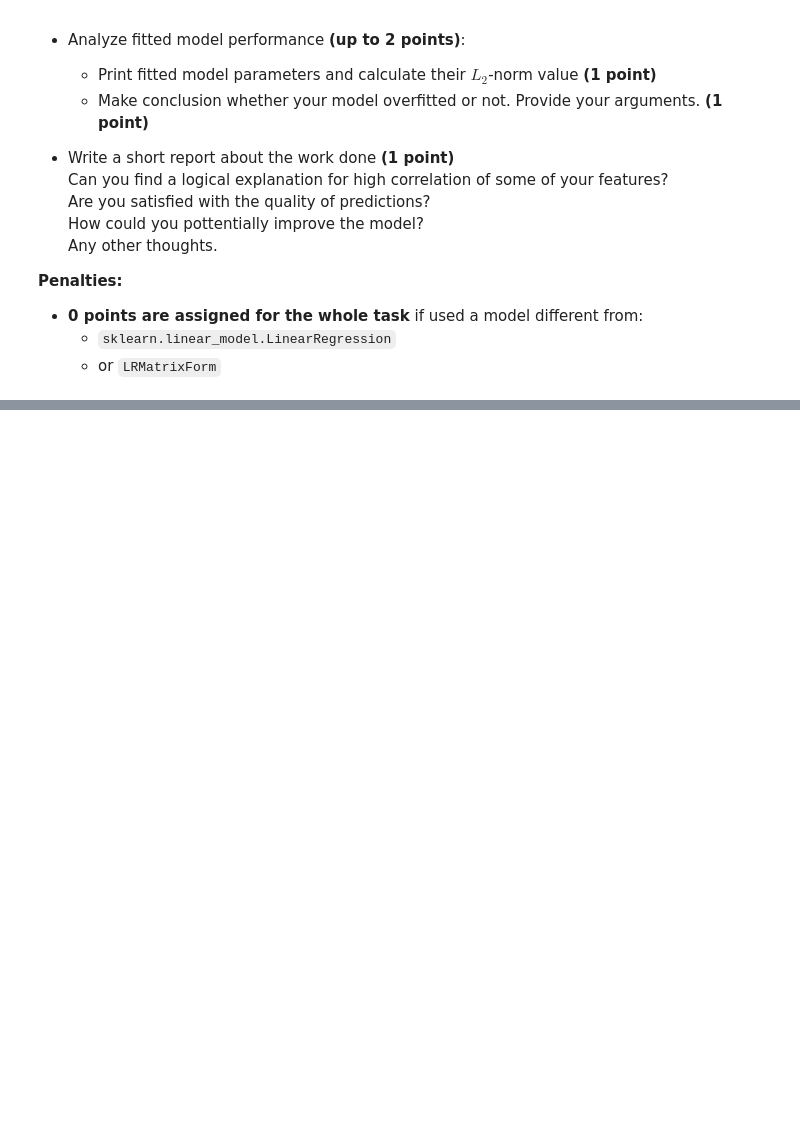
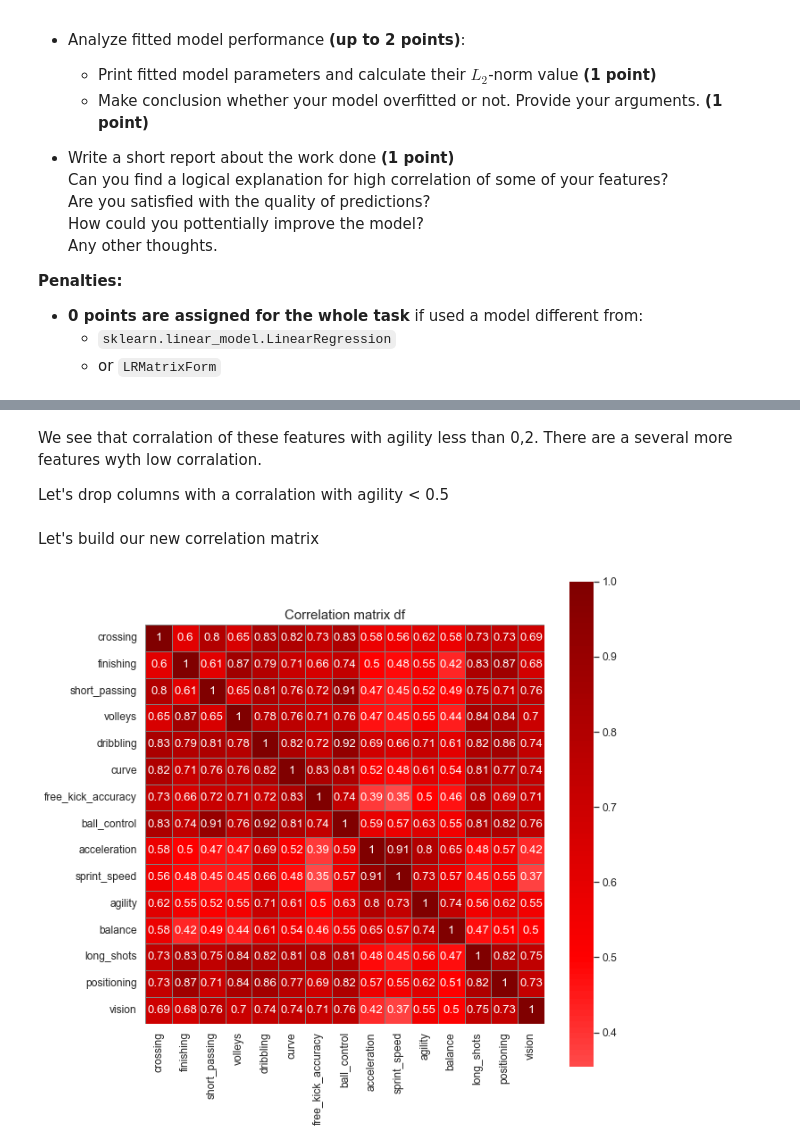
Before and after one commit to pmstangmailcom/rs_school, a Jupyter notebook: 3_linear_regression1.ipynb, the cells around one changed output, grey strips where cells are left out. Cells and saved outputs as stored; diff of their text form; code cells hidden in the pictures; blank space fills up the shorter version.

```diff
--- a/3_linear_regression1.ipynb
+++ b/3_linear_regression1.ipynb
@@ -1756,0 +1880,3 @@ Steps you need to follow:
+# %%
+corr_matrix = df.corr()
+corr_matrix['agility'].sort_values(ascending=False)
@@ -1756,0 +1901,26 @@ Steps you need to follow:
+# %% [markdown]
+We see that corralation of these features with agility less than 0,2. There are a several more features wyth low corralation.
+
+Let's drop columns with a corralation with agility < 0.5
+# %%
+columns_low_corr = corr_matrix.loc[abs(corr_matrix.agility) < 0.5].index.tolist()
+
+df_agility_corr = df.drop(columns=columns_low_corr)
+# %% [markdown]
+Let's build our new correlation matrix
+# %%
+corr_matrix = df_agility_corr.corr()
+# display(correlation_matrix)
+fig = plt.figure(figsize=(10, 10))
+
+sns.heatmap(corr_matrix,
+            cmap='seismic',
+            center=0.00,
+            square=True,
+            linewidth=.5,
+            linecolor='grey',
+            annot=True);
+
+plt.title('Correlation matrix df', {"fontsize": 15});
+# %% [output]
+[figure, added]
```
Also changed, not shown: parts of 35 cells of this notebook.
